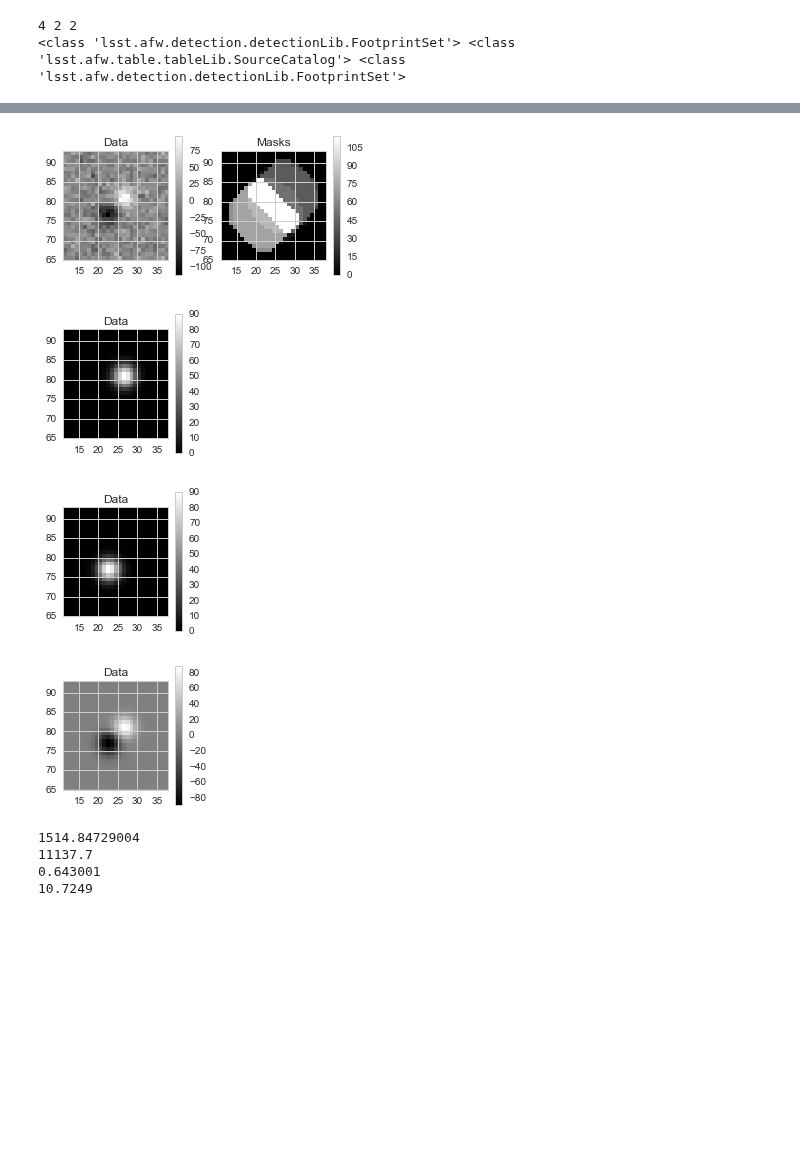
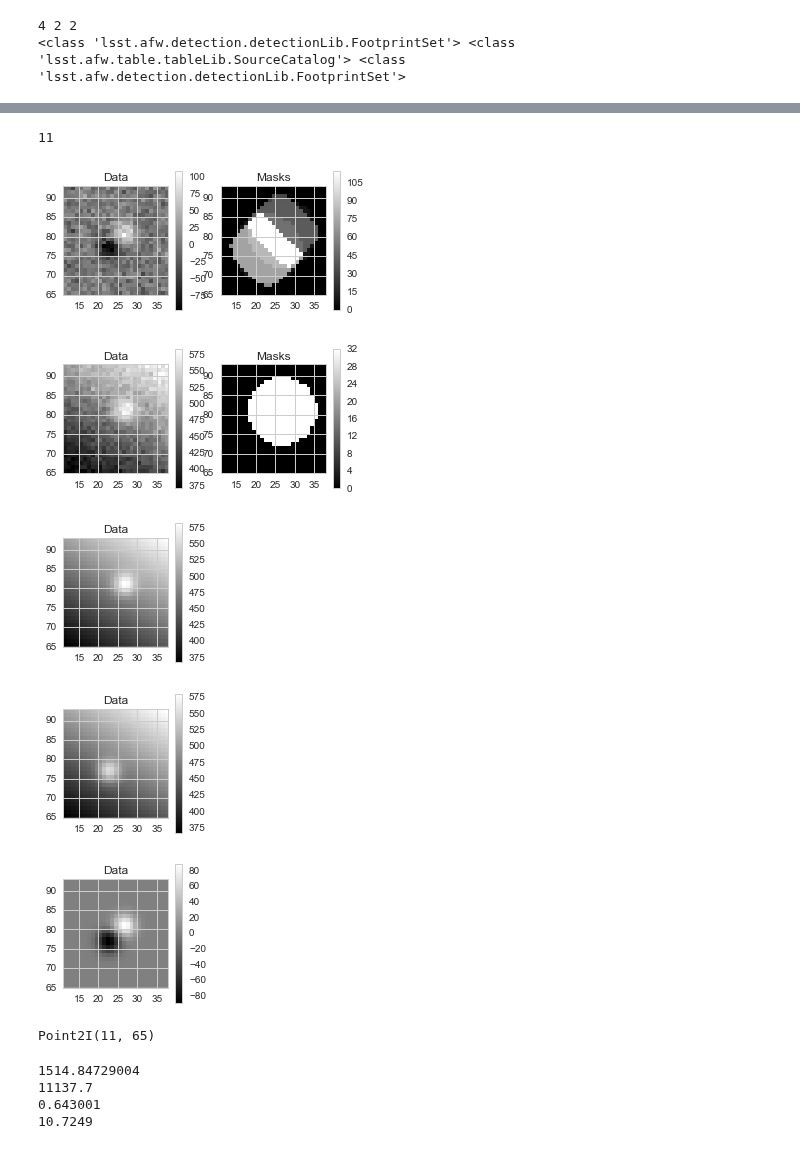
Before and after one commit to djreiss/lsst-dipole, a Jupyter notebook: notebooks/test_notebooks/plugin_and_algorithm/11. try writing the new dipole fitting plugin-finalize it-optimize it-tests.ipynb, the cells around one changed output, grey strips where cells are left out. Cells and saved outputs as stored; diff of their text form; code cells hidden in the pictures; blank space fills up the shorter version.

Commit message:
test code for working on getting the optimized dipole fitter to work
added code for background gradient

```diff
--- a/notebooks/test_notebooks/plugin_and_algorithm/11. try writing the new dipole fitting plugin-finalize it-optimize it-tests.ipynb
+++ b/notebooks/test_notebooks/plugin_and_algorithm/11. try writing the new dipole fitting plugin-finalize it-optimize it-tests.ipynb
@@ -121,13 +129,13 @@ print exposure.getMaskedImage().getArrays()[0].sum()
 # %%
 def makeDipoleImage_lsst(w=101, h=101, xcenPos=[27.], ycenPos=[25.], xcenNeg=[23.], ycenNeg=[25.], psfSigma=2.,
-                         flux=[30000.], fluxNeg=[None], noise=10.):
+                         flux=[30000.], fluxNeg=[None], noise=10., gradientParams=None):
 
     posImage, posCatalog = makeStarImage_lsst(w, h, xcenPos, ycenPos, flux=flux, psfSigma=psfSigma,
-                                              noise=noise)
+                                              noise=noise, gradientParams=gradientParams)
     if fluxNeg is None:
         fluxNeg = flux
     negImage, negCatalog = makeStarImage_lsst(w, h, xcenNeg, ycenNeg, flux=fluxNeg, psfSigma=psfSigma,
-                                              noise=noise)
+                                              noise=noise, gradientParams=gradientParams)
 
     dipole = posImage.clone()
     di = dipole.getMaskedImage()
@@ -149,7 +157,8 @@ yc = npa([38.6, 78.5])
 flux = npa([2500., 2345.])
 dipole, (posImage, posCatalog), (negImage, negCatalog) = \
     makeDipoleImage_lsst(xcenPos=xc + npa([-2., +2.]), ycenPos=yc + npa([-2., +2.]),
-                         xcenNeg=xc - npa([-2., +2.]), ycenNeg=yc - npa([-2., +2.]), flux=flux, fluxNeg=flux)
+                         xcenNeg=xc - npa([-2., +2.]), ycenNeg=yc - npa([-2., +2.]),
+                         flux=flux, fluxNeg=flux, gradientParams=(10., 3., 5.))
 displayExposure(dipole, showPsf=True)
 print dipole.getMaskedImage().getArrays()[0].shape
 print dipole.getMaskedImage().getArrays()[2].mean()
@@ -251,11 +260,34 @@ extent = (bbox.getBeginX(), bbox.getEndX(), bbox.getBeginY(), bbox.getEndY())
 subim = diffim.getMaskedImage().Factory(
             diffim.getMaskedImage(), bbox, lsst.afw.image.PARENT)
 displayMaskedImage(subim)
+subim2 = posImage.getMaskedImage().Factory(
+            posImage.getMaskedImage(), bbox, lsst.afw.image.PARENT)
+displayMaskedImage(subim2)
 
 xc = npa([65.3, 24.2])[1]
 yc = npa([38.6, 78.5])[1]
 flux = npa([2500., 2345.])[1]
 xcenPos=xc+2; ycenPos=yc+2; xcenNeg=xc-2.; ycenNeg=yc-2.; fluxNeg=flux
+gradientParams = (10., 3., 5.)
+b, x1, y1 = gradientParams
+
+print bbox.getBeginX()
+
+gradient = 0.
+if b is not None:
+    y, x = np.mgrid[bbox.getBeginY():bbox.getEndY(), bbox.getBeginX():bbox.getEndX()]
+    #x *= 1.   ## center the gradient on the dipole
+    #x += (xcenPos + xcenNeg) / 2. - w / 2.
+    #y *= 1.
+    #y += (ycenPos + ycenNeg) / 2. - h / 2.
+    gradient = b + x1 * x + y1 * y
+    gradientImage = afwImage.ImageF(bbox)
+    ## this type of constructor should be possible, but I can't get it to work:
+    ## __init__(lsst::afw::image::Image<(float)> self, ndarray::Array< float,2,1 > const & array, bool deep=False, Point2I xy0=lsst::afw::geom::Point2I()) -> ImageF
+    #print gradient.shape, gradientImage.getArray().shape
+    gradientImage.getArray()[:,:] = gradient
+
+    #displayImage(gradientImage)
 
 ## Compute 2 PSF images  - centered on the pos. and neg. centroids respectively
 p_pos = psf.computeImage(afwGeom.Point2D(xcenPos, ycenPos)).convertF()
@@ -264,37 +296,45 @@ p_pos *= (flux/p_pos_sum)
 p_neg = psf.computeImage(afwGeom.Point2D(xcenNeg, ycenNeg)).convertF()
 p_neg_sum = np.sum(p_neg.getArray())
 p_neg *= (fluxNeg/p_neg_sum)
 
 pos_box = p_pos.getBBox()
 neg_box = p_neg.getBBox()
 
 ## Clip the PSF image bounding boxes to fall within the footprint bounding box
 pos_box.clip(bbox)
 neg_box.clip(bbox)
 
 posIm = afwImage.ImageF(bbox)
 tmpSubim = afwImage.ImageF(posIm, pos_box, afwImage.PARENT)
 tmpSubim += p_pos
+posIm += gradientImage
 displayImage(posIm)
 
 negIm = afwImage.ImageF(bbox)
 tmpSubim = afwImage.ImageF(negIm, neg_box, afwImage.PARENT)
 tmpSubim += p_neg
+negIm += gradientImage
 displayImage(negIm)
 
 diffIm = afwImage.ImageF(bbox)
 #tmpSubim = afwImage.ImageF(diffIm, pos_box, afwImage.PARENT)
 #tmpSubim += p_pos
 #tmpSubim = afwImage.ImageF(diffIm, neg_box, afwImage.PARENT)
 #tmpSubim -= p_neg
 diffIm += posIm
 diffIm -= negIm
 displayImage(diffIm)
 # %% [output]
+11
-[figure, old version]
+[figure, new version]
-[figure, old version]
+[figure, new version]
-[figure, old version]
+[figure, new version]
-[figure, old version]
+[figure, new version]
+[figure, added]
+# %%
+bbox.getBegin()
+# %% [output]
+Point2I(11, 65)
 # %%
 z = subim.getArrays()[0]
 print (np.abs(z) - np.median(np.abs(z))).sum() / 2.
```
Also changed, not shown: parts of 3 cells of this notebook.
